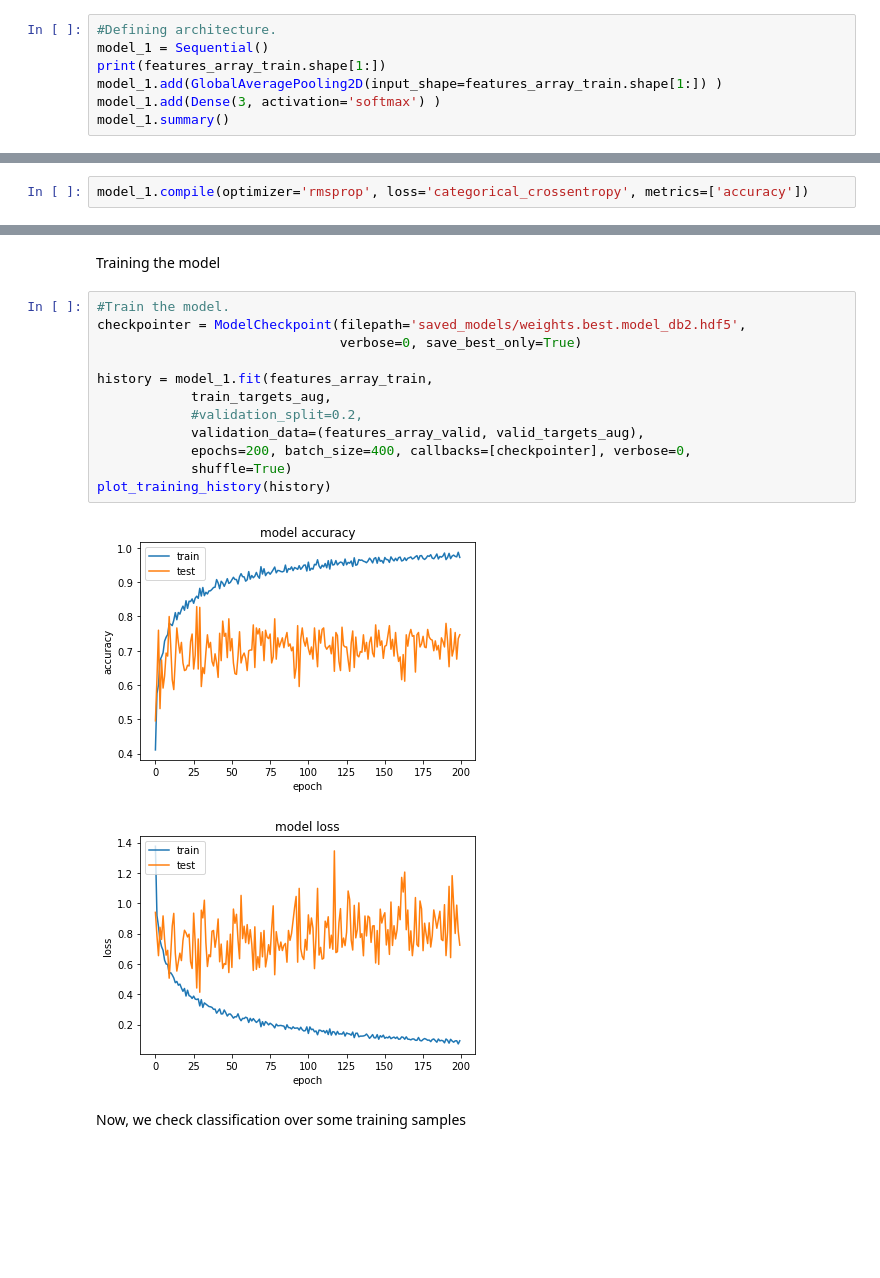
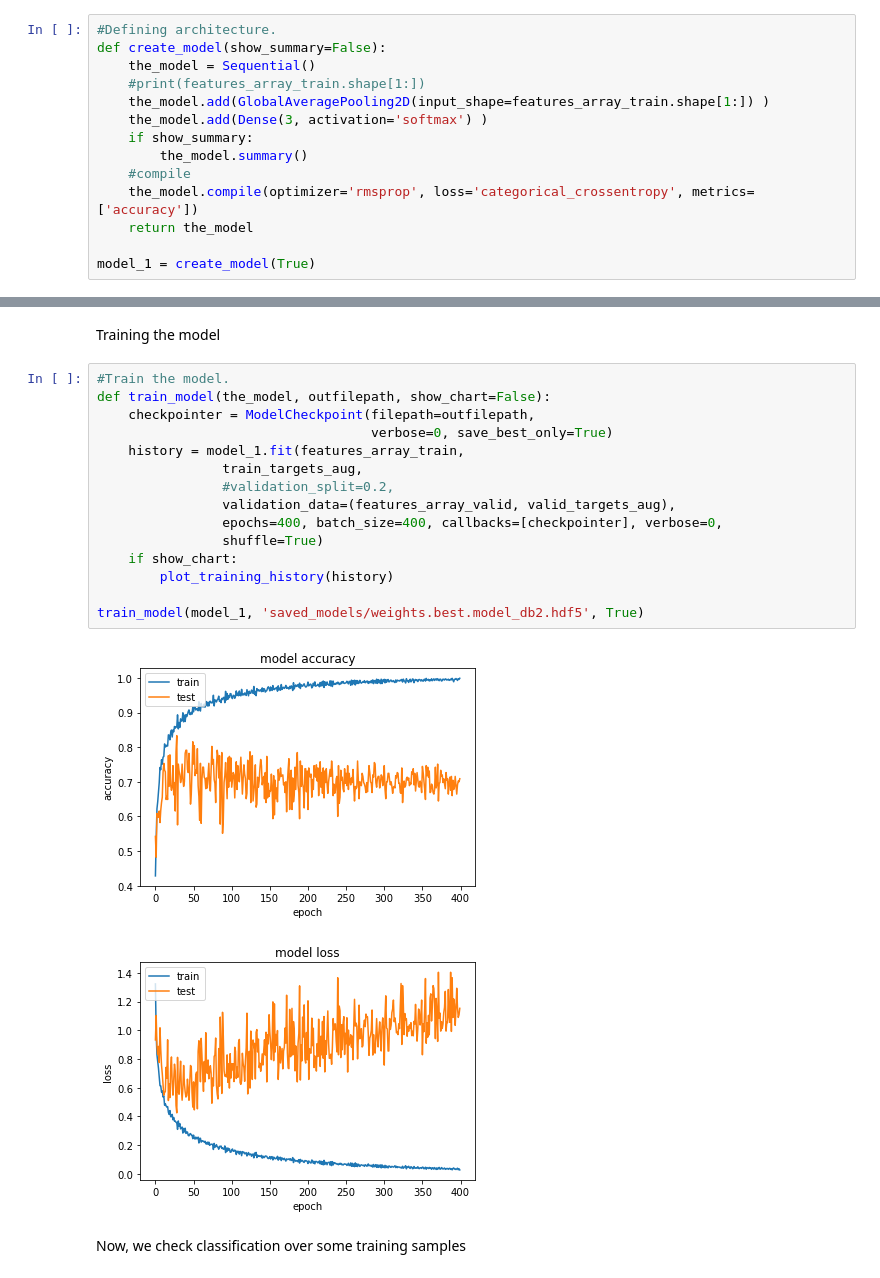
Before and after one commit to juanneilson/machine-learning, a Jupyter notebook: projects/capstone/Cachipun.ipynb, the cells around one changed output, grey strips where cells are left out. Drawn from its saved outputs; the diff is of its cells as text; blank space fills up the shorter version.

Commit message:
Capstone report:
* Dataset description update
* Added images

Capstone Experiment:
* Added new data

```diff
--- a/projects/capstone/Cachipun.ipynb
+++ b/projects/capstone/Cachipun.ipynb
@@ -299,9 +311,16 @@ test_targets = all_features['test_targets']
 Here we define the model
 # %%
 #Defining architecture.
-model_1 = Sequential()
-print(features_array_train.shape[1:])
-model_1.add(GlobalAveragePooling2D(input_shape=features_array_train.shape[1:]) )
-model_1.add(Dense(3, activation='softmax') )
-model_1.summary()
+def create_model(show_summary=False):
+    the_model = Sequential()
+    #print(features_array_train.shape[1:])
+    the_model.add(GlobalAveragePooling2D(input_shape=features_array_train.shape[1:]) )
+    the_model.add(Dense(3, activation='softmax') )
+    if show_summary:
+        the_model.summary()
+    #compile
+    the_model.compile(optimizer='rmsprop', loss='categorical_crossentropy', metrics=['accuracy'])
+    return the_model
+
+model_1 = create_model(True)
 # %% [output]
@@ -317,8 +335,6 @@ Total params: 6,147.0
 Trainable params: 6,147.0
 Non-trainable params: 0.0
 _________________________________________________________________
-# %%
-model_1.compile(optimizer='rmsprop', loss='categorical_crossentropy', metrics=['accuracy'])
 # %%
 def plot_training_history(history):
     # summarize history for accuracy
@@ -341,19 +357,22 @@ def plot_training_history(history):
 Training the model
 # %%
 #Train the model.
-checkpointer = ModelCheckpoint(filepath='saved_models/weights.best.model_db2.hdf5',
-                               verbose=0, save_best_only=True)
+def train_model(the_model, outfilepath, show_chart=False):
+    checkpointer = ModelCheckpoint(filepath=outfilepath,
+                                   verbose=0, save_best_only=True)
+    history = model_1.fit(features_array_train,
+                train_targets_aug,
+                #validation_split=0.2,
+                validation_data=(features_array_valid, valid_targets_aug),
+                epochs=400, batch_size=400, callbacks=[checkpointer], verbose=0,
+                shuffle=True)
+    if show_chart:
+        plot_training_history(history)
 
-history = model_1.fit(features_array_train,
-            train_targets_aug,
-            #validation_split=0.2,
-            validation_data=(features_array_valid, valid_targets_aug),
-            epochs=200, batch_size=400, callbacks=[checkpointer], verbose=0,
-            shuffle=True)
-plot_training_history(history)
+train_model(model_1, 'saved_models/weights.best.model_db2.hdf5', True)
 # %% [output]
-[figure, old version]
+[figure, new version]
-[figure, old version]
+[figure, new version]
 # %% [markdown]
 Now, we check classification over some training samples
 # %%
```
Also changed, not shown: parts of 14 cells of this notebook, 13 other files.
